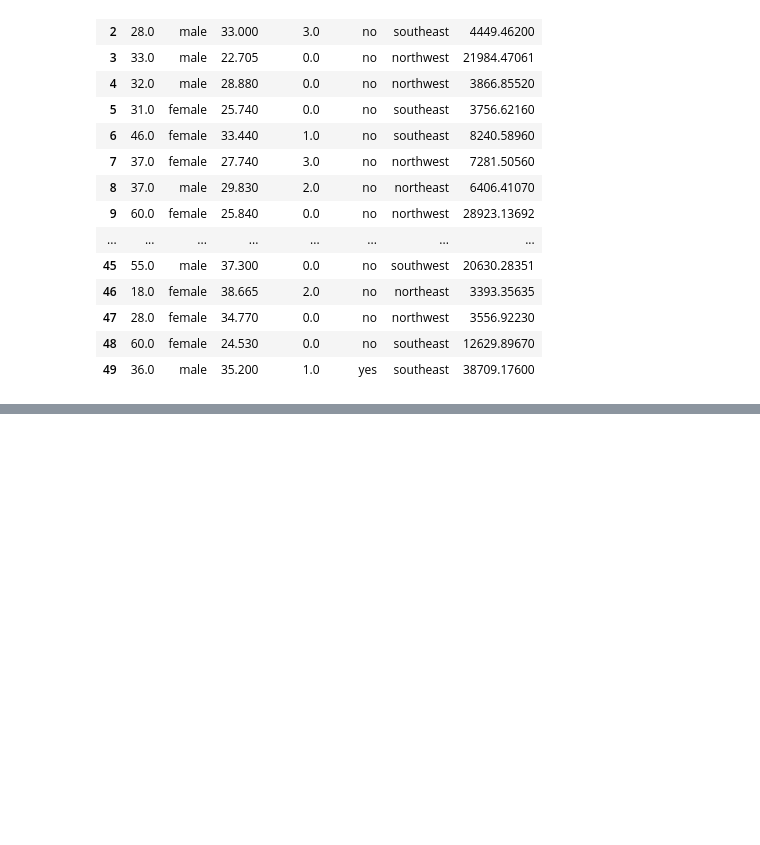
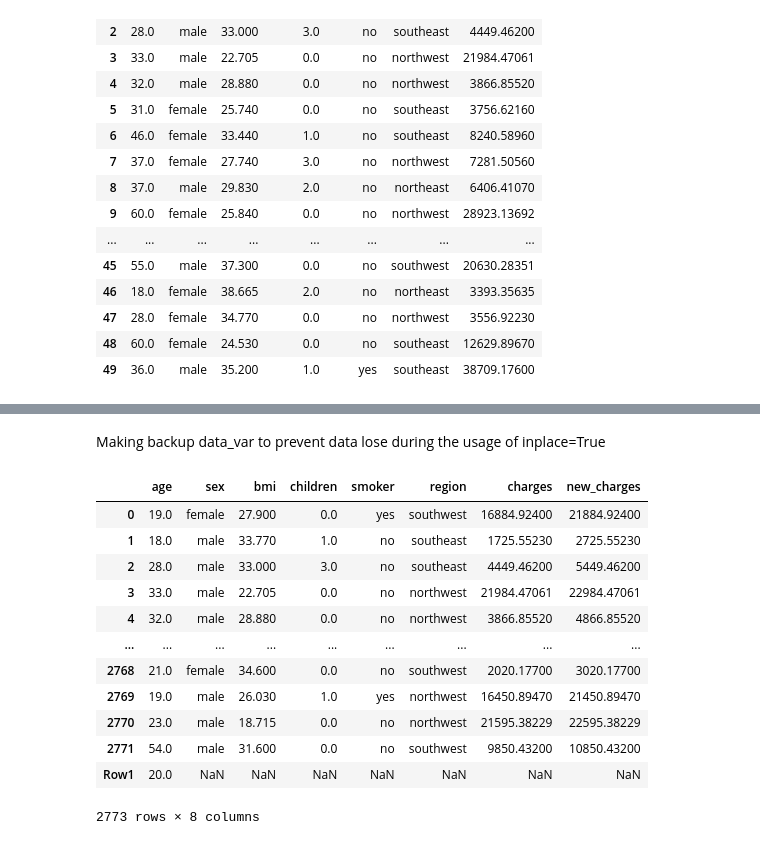
Before and after one commit to nid067/Project_ML, a Jupyter notebook: pandas_tuto.ipynb, the cells around one changed output, grey strips where cells are left out. Saved outputs shown, nothing was run; the diff lists cells and outputs as text; code cells hidden in the pictures; blank space fills up the shorter version.

```diff
--- a/pandas_tuto.ipynb
+++ b/pandas_tuto.ipynb
@@ -197,0 +231,4 @@ TypeError: data type 'children' not understood
+# %%
+import numpy as np
+
+bios['new_charges']=np.where(bios['smoker']=='yes',bios['charges']+5000,bios['charges']+1000)
@@ -197,0 +249,19 @@ TypeError: data type 'children' not understood
+# %% [markdown]
+Making backup data_var to prevent data lose during the usage of inplace=True
+# %%
+data_backup=bios.copy()
+data_backup
+# %% [output]
+|  | age | sex | bmi | children | smoker | region | charges | new_charges |
+| 0 | 19.0 | female | 27.900 | 0.0 | yes | southwest | 16884.92400 | 21884.92400 |
+| 1 | 18.0 | male | 33.770 | 1.0 | no | southeast | 1725.55230 | 2725.55230 |
+| 2 | 28.0 | male | 33.000 | 3.0 | no | southeast | 4449.46200 | 5449.46200 |
+| 3 | 33.0 | male | 22.705 | 0.0 | no | northwest | 21984.47061 | 22984.47061 |
+| 4 | 32.0 | male | 28.880 | 0.0 | no | northwest | 3866.85520 | 4866.85520 |
+| ... | ... | ... | ... | ... | ... | ... | ... | ... |
+| 2768 | 21.0 | female | 34.600 | 0.0 | no | southwest | 2020.17700 | 3020.17700 |
+| 2769 | 19.0 | male | 26.030 | 1.0 | yes | northwest | 16450.89470 | 21450.89470 |
+| 2770 | 23.0 | male | 18.715 | 0.0 | no | northwest | 21595.38229 | 22595.38229 |
+| 2771 | 54.0 | male | 31.600 | 0.0 | no | southwest | 9850.43200 | 10850.43200 |
+| Row1 | 20.0 | NaN | NaN | NaN | NaN | NaN | NaN | NaN |
+2773 rows × 8 columns
```
Also changed, not shown: parts of 15 cells of this notebook.
